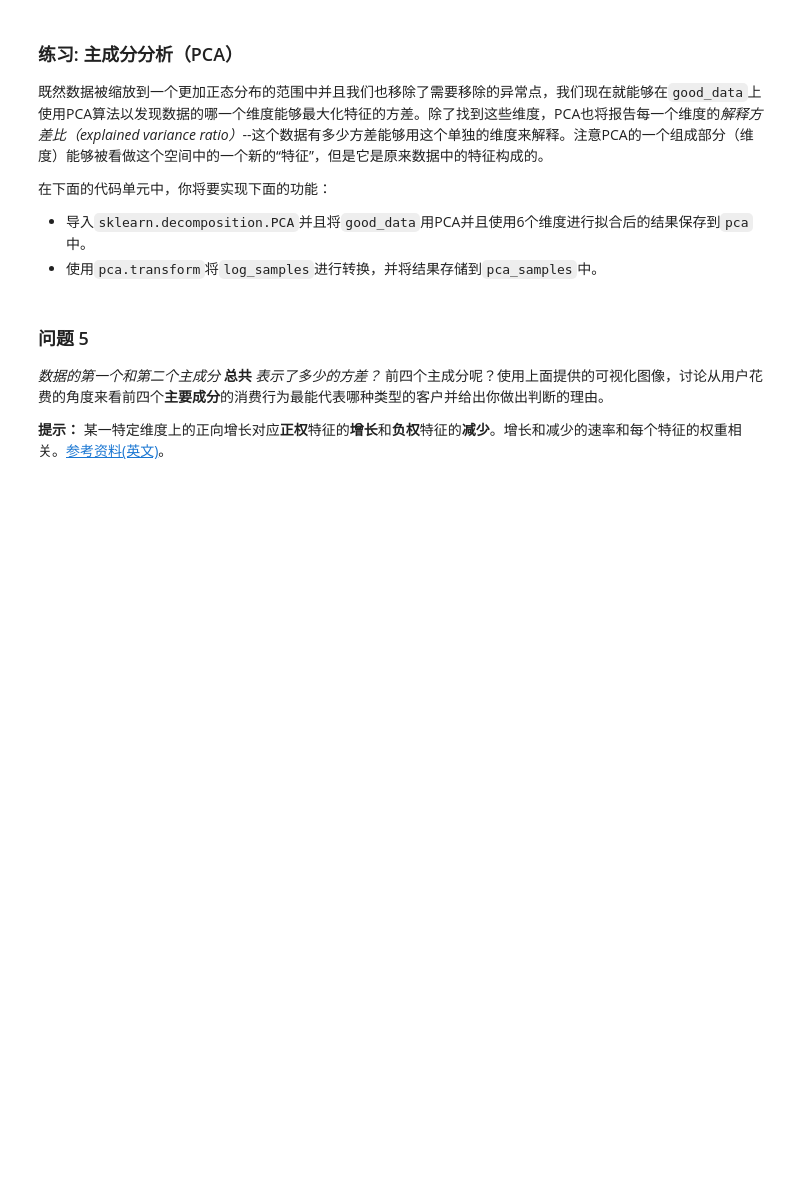
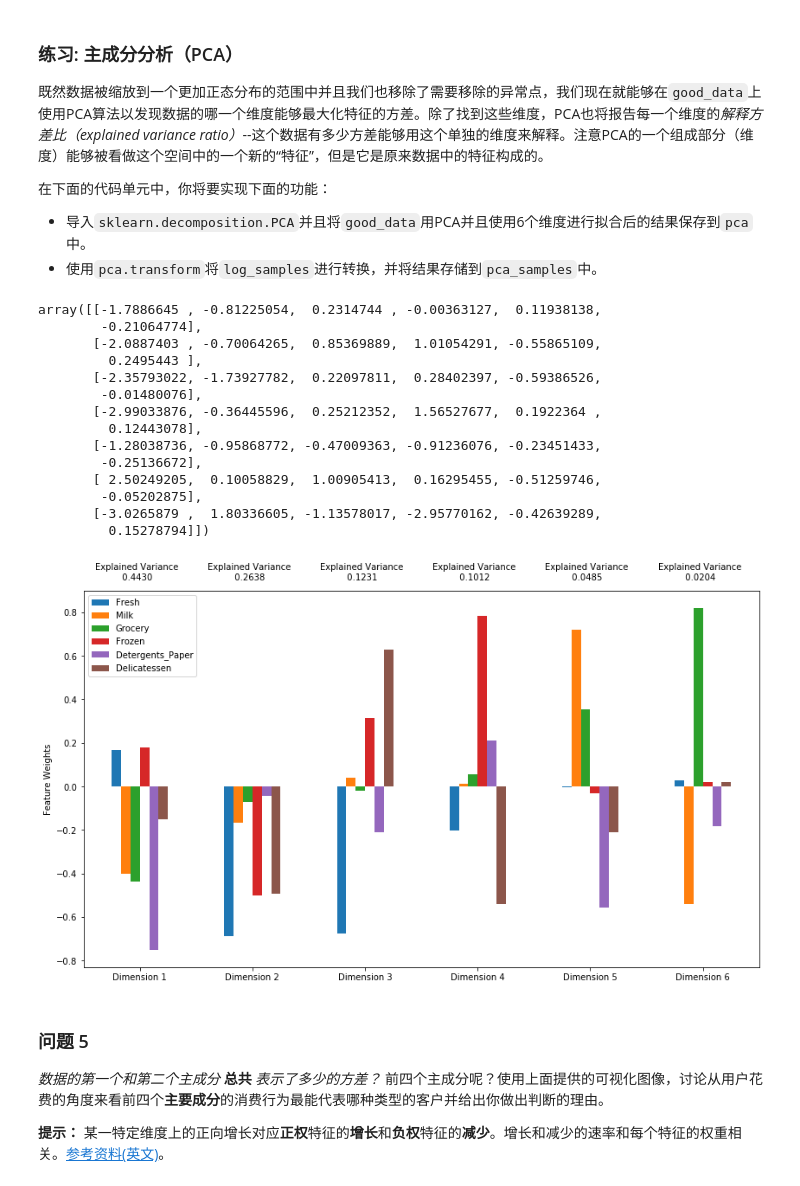
Before and after one commit to amither/creating_customer_segments, a Jupyter notebook: customer_segments.ipynb, the cells around one changed output. Saved outputs shown, nothing was run; the diff lists cells and outputs as text; code cells hidden in the pictures; blank space fills up the shorter version.

```diff
--- a/customer_segments.ipynb
+++ b/customer_segments.ipynb
@@ -333,13 +333,31 @@ Data points considered outliers for more than one feature:
  - 使用`pca.transform`将`log_samples`进行转换，并将结果存储到`pca_samples`中。
 # %%
 # TODO：通过在good data上使用PCA，将其转换成和当前特征数一样多的维度
-pca = None
+from sklearn.decomposition import PCA
+pca = PCA(n_components=6)
+pca.fit(good_data)
 
 # TODO：使用上面的PCA拟合将变换施加在log_samples上
-pca_samples = None
+pca_samples = pca.transform(log_samples)
 
 # 生成PCA的结果图
 pca_results = vs.pca_results(good_data, pca)
+# %% [output]
+array([[-1.7886645 , -0.81225054,  0.2314744 , -0.00363127,  0.11938138,
+        -0.21064774],
+       [-2.0887403 , -0.70064265,  0.85369889,  1.01054291, -0.55865109,
+         0.2495443 ],
+       [-2.35793022, -1.73927782,  0.22097811,  0.28402397, -0.59386526,
+        -0.01480076],
+       [-2.99033876, -0.36445596,  0.25212352,  1.56527677,  0.1922364 ,
+         0.12443078],
+       [-1.28038736, -0.95868772, -0.47009363, -0.91236076, -0.23451433,
+        -0.25136672],
+       [ 2.50249205,  0.10058829,  1.00905413,  0.16295455, -0.51259746,
+        -0.05202875],
+       [-3.0265879 ,  1.80336605, -1.13578017, -2.95770162, -0.42639289,
+         0.15278794]])
+[figure, added]
 # %% [markdown]
 ### 问题 5
 *数据的第一个和第二个主成分* **总共** *表示了多少的方差？*  前四个主成分呢？使用上面提供的可视化图像，讨论从用户花费的角度来看前四个**主要成分**的消费行为最能代表哪种类型的客户并给出你做出判断的理由。
```
Also changed, not shown: parts of 2 cells of this notebook.
